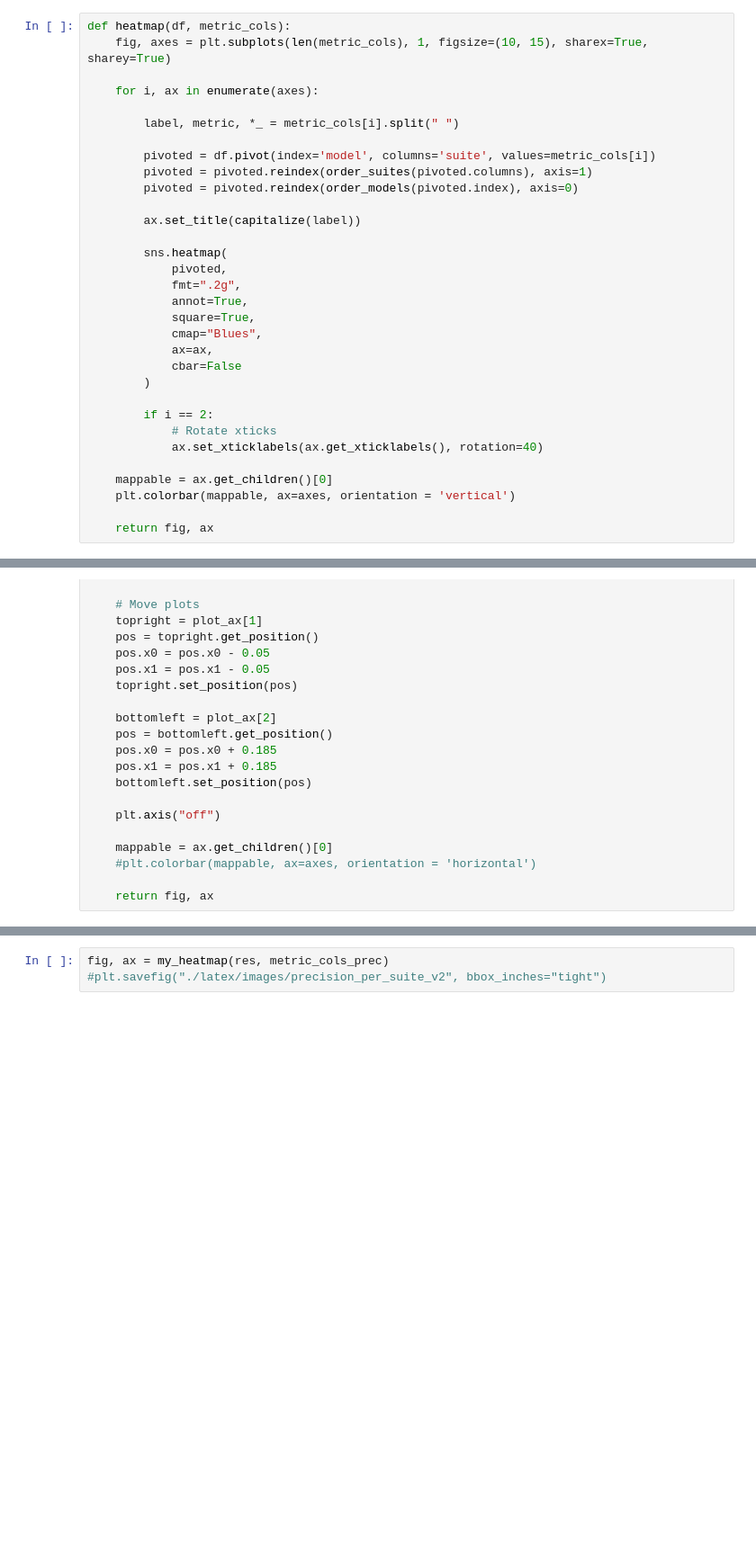
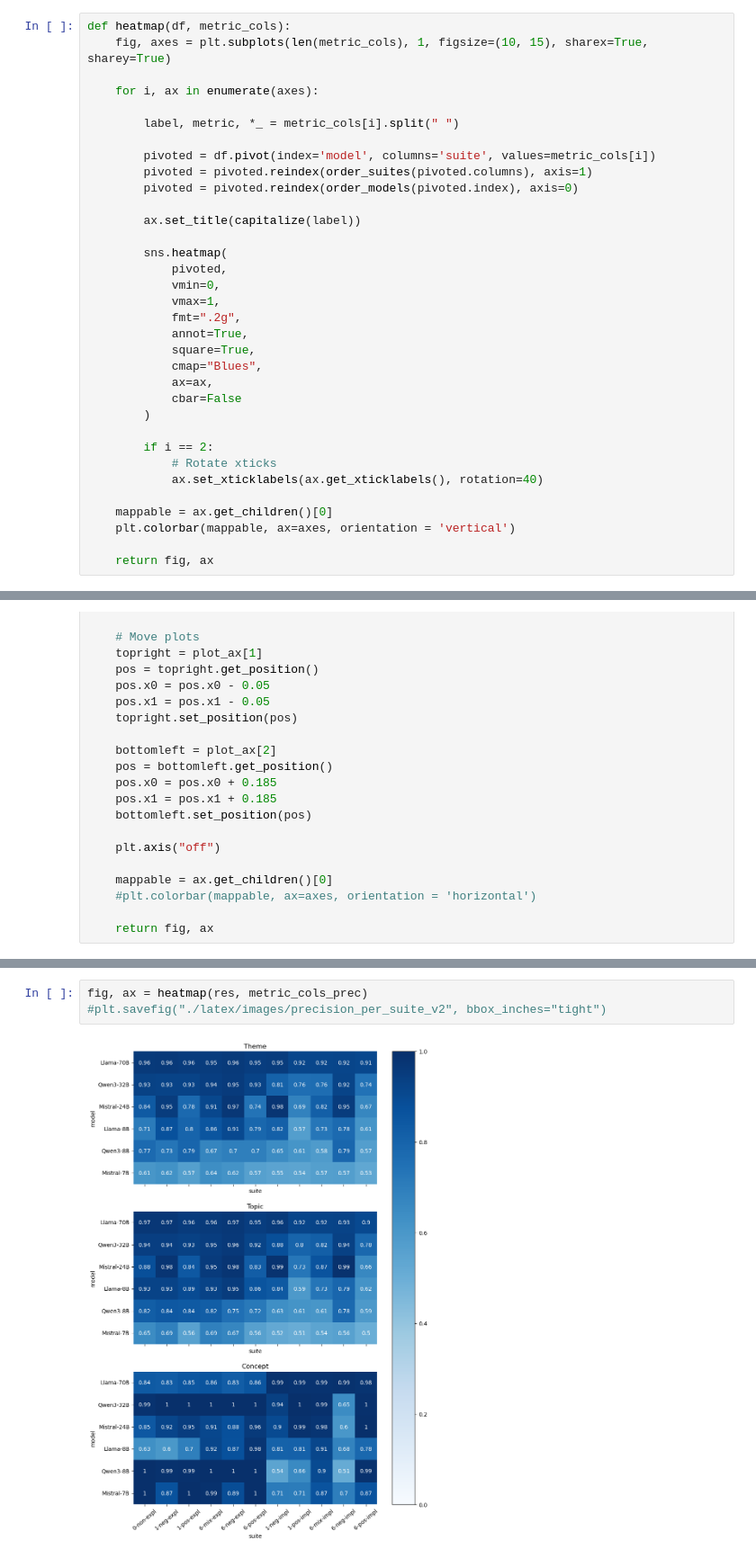
Before and after one commit to AleksiKaa/mscthesis, a Jupyter notebook: src/notebooks/results/create_heatmaps.ipynb, the cells around one changed output, grey strips where cells are left out. Shown at 90% size. Saved outputs shown, nothing was run; the diff lists cells and outputs as text; blank space fills up the shorter version.

```diff
--- a/src/notebooks/results/create_heatmaps.ipynb
+++ b/src/notebooks/results/create_heatmaps.ipynb
@@ -79,6 +79,8 @@ def heatmap(df, metric_cols):
 
         sns.heatmap(
             pivoted,
+            vmin=0,
+            vmax=1,
             fmt=".2g",
             annot=True,
             square=True,
@@ -161,4 +165,6 @@ fig, ax = heatmap(res, metric_cols_f1)
 # %%
-fig, ax = my_heatmap(res, metric_cols_prec)
+fig, ax = heatmap(res, metric_cols_prec)
 #plt.savefig("./latex/images/precision_per_suite_v2", bbox_inches="tight")
+# %% [output]
+[figure, added]
 # %%
```
Also changed, not shown: parts of 2 cells of this notebook, 3 other files.
